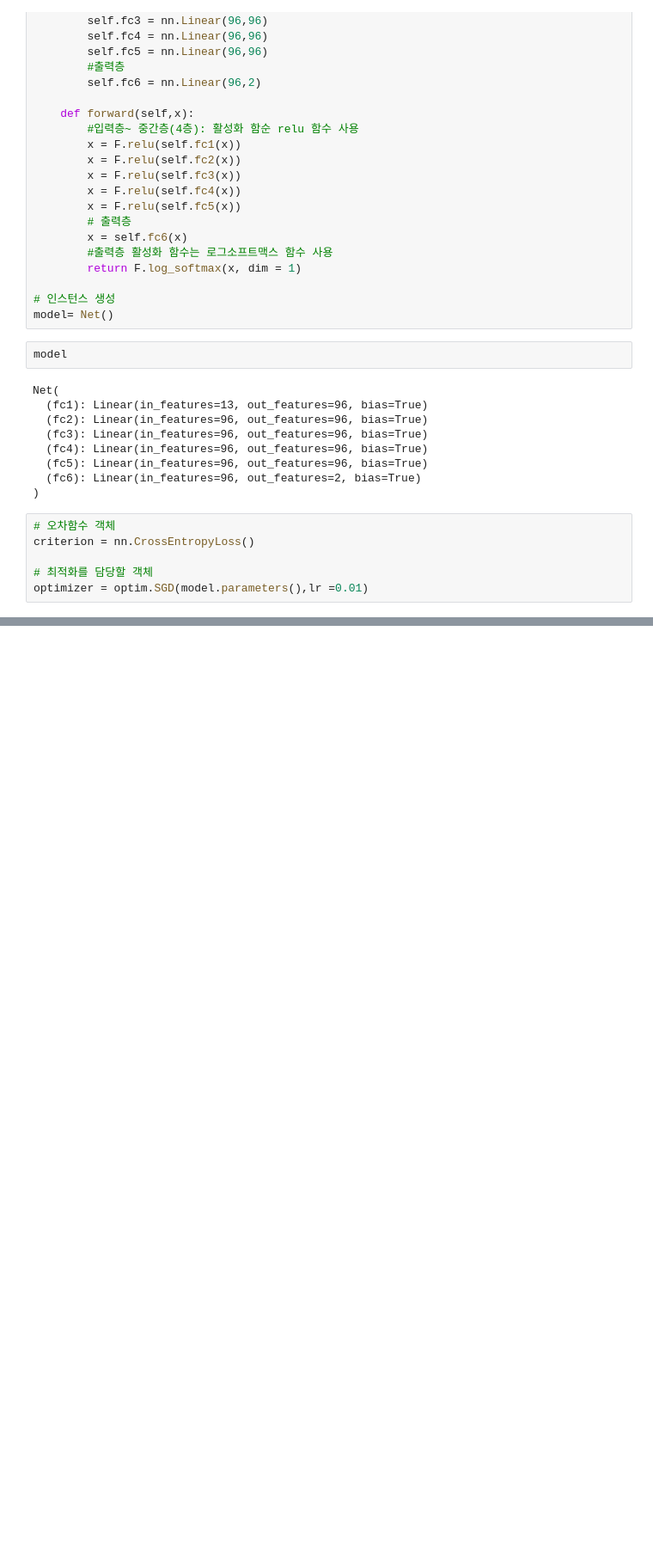
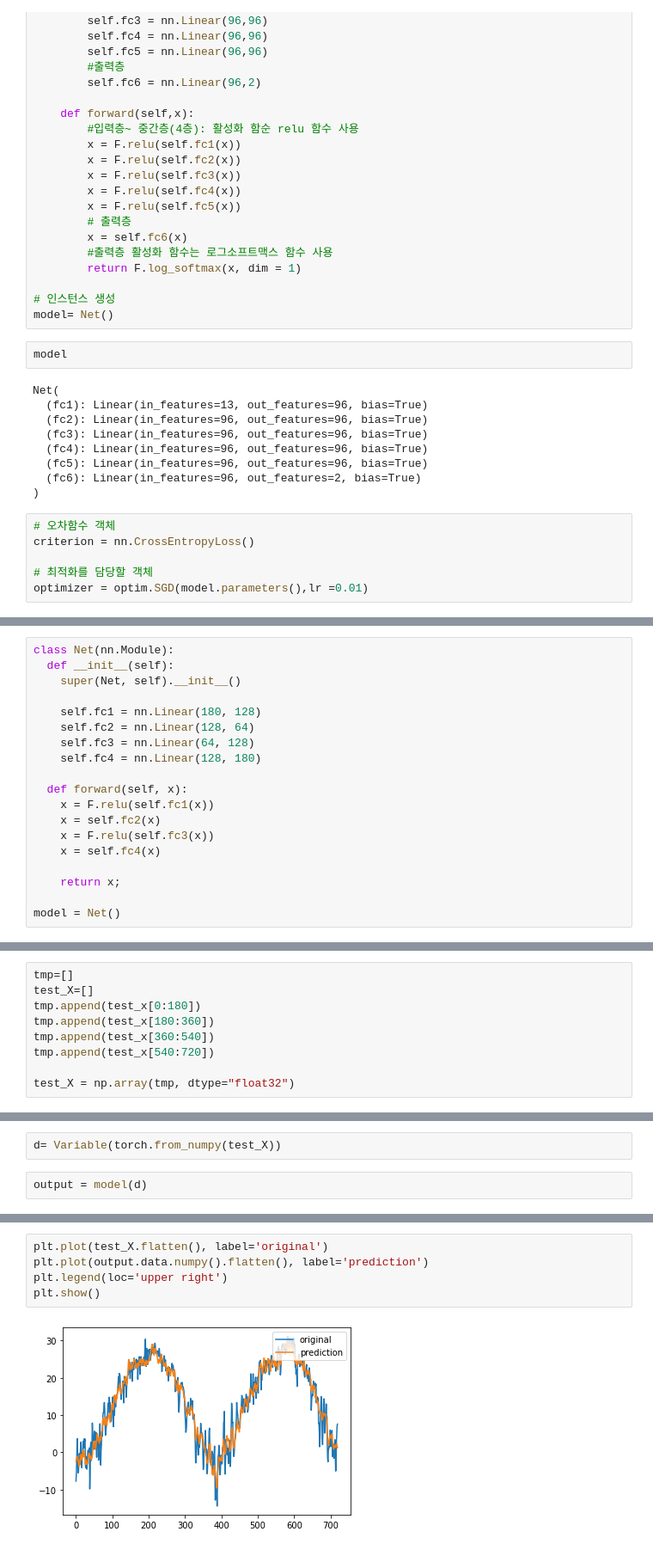
Before and after one commit to jaekyoungkim/DLMLwithTorch, a Jupyter notebook: pytorch를_활용한_머신러닝,_딥러닝_철저입문.ipynb, the cells around one changed output, grey strips where cells are left out. Shown: that part at 86% size. Saved outputs shown, nothing was run; the diff lists cells and outputs as text; blank space fills up the shorter version.

```diff
--- a/pytorch를_활용한_머신러닝,_딥러닝_철저입문.ipynb
+++ b/pytorch를_활용한_머신러닝,_딥러닝_철저입문.ipynb
@@ -321,0 +1054,19 @@ accuracy
+# %%
+class Net(nn.Module):
+  def __init__(self):
+    super(Net, self).__init__()
+
+    self.fc1 = nn.Linear(180, 128)
+    self.fc2 = nn.Linear(128, 64)
+    self.fc3 = nn.Linear(64, 128)
+    self.fc4 = nn.Linear(128, 180)
+
+  def forward(self, x):
+    x = F.relu(self.fc1(x))
+    x = self.fc2(x)
+    x = F.relu(self.fc3(x))
+    x = self.fc4(x)
+
+    return x;
+
+model = Net()
@@ -321,0 +1120,9 @@ accuracy
+# %%
+tmp=[]
+test_X=[]
+tmp.append(test_x[0:180])
+tmp.append(test_x[180:360])
+tmp.append(test_x[360:540])
+tmp.append(test_x[540:720])
+
+test_X = np.array(tmp, dtype="float32")
@@ -321,0 +1158,4 @@ accuracy
+# %%
+d= Variable(torch.from_numpy(test_X))
+# %%
+output = model(d)
@@ -321,0 +1182,7 @@ accuracy
+# %%
+plt.plot(test_X.flatten(), label='original')
+plt.plot(output.data.numpy().flatten(), label='prediction')
+plt.legend(loc='upper right')
+plt.show()
+# %% [output]
+[figure, added]
```
Also changed, not shown: parts of 102 cells of this notebook.
